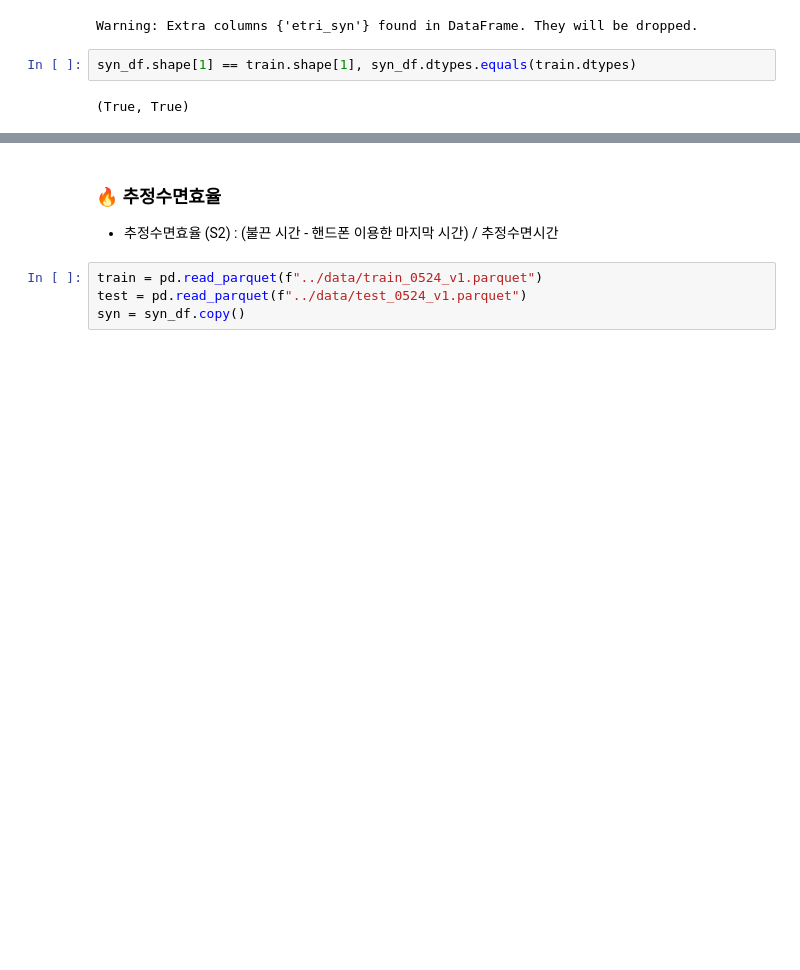
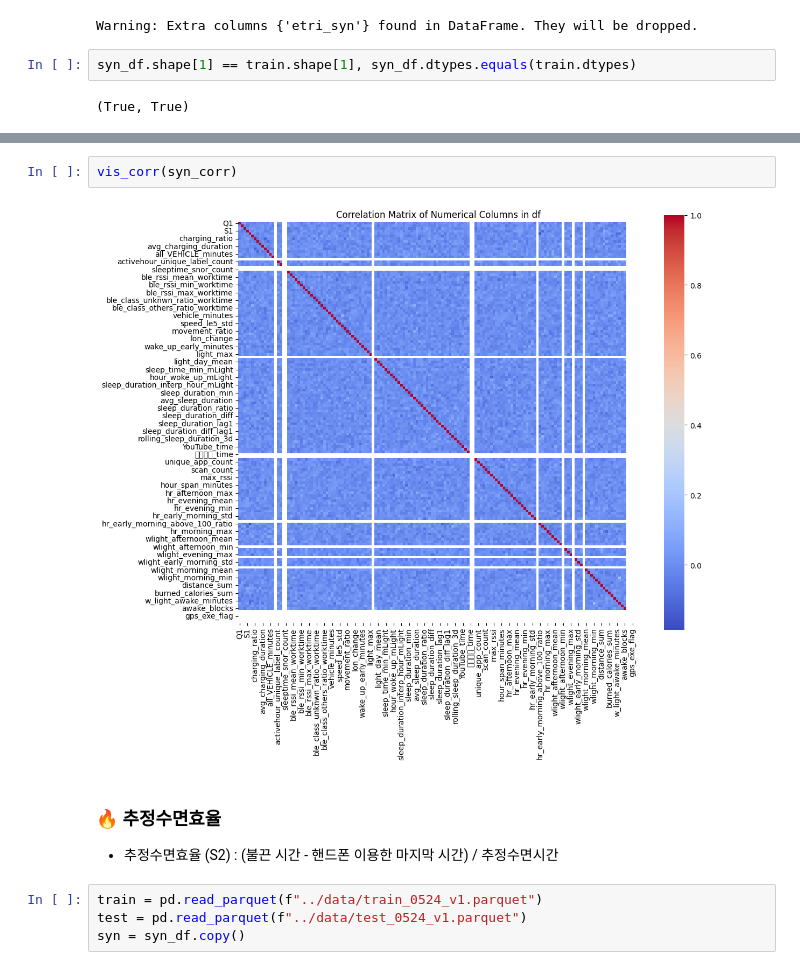
Before and after one commit to dmskorea/project8-The-4th-ETRI-AI-Human-Understanding-Competition, a Jupyter notebook: lhj/tabsyn/tabsyn_test.ipynb, the cells around one changed output, grey strips where cells are left out. Cells and saved outputs as stored; diff of their text form; blank space fills up the shorter version.

```diff
--- a/lhj/tabsyn/tabsyn_test.ipynb
+++ b/lhj/tabsyn/tabsyn_test.ipynb
@@ -408,3 +506,7 @@ def vis_df(df):
+# %%
+vis_corr(syn_corr)
+# %% [output]
+[figure, added]
 # %% [markdown]
 ### 🔥 추정수면효율
 - 추정수면효율 (S2) : (불끈 시간 - 핸드폰 이용한 마지막 시간) / 추정수면시간
```
Also changed, not shown: parts of 23 cells of this notebook.
